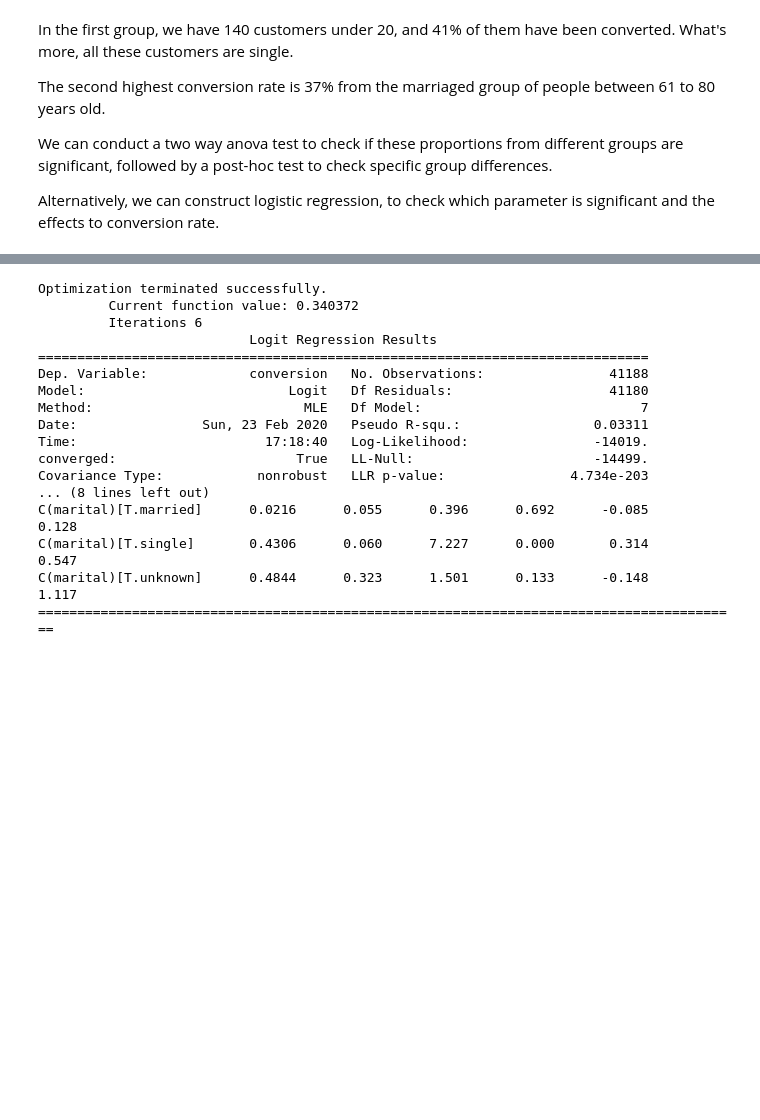
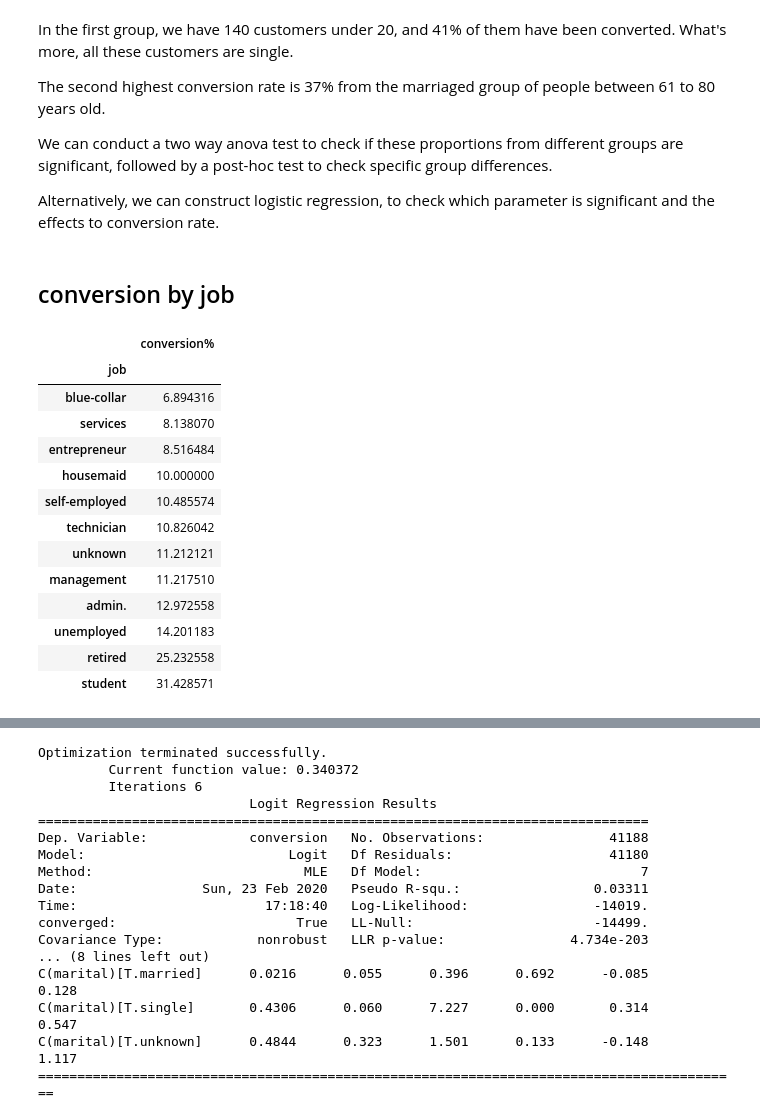
Before and after one commit to AilingLiu/Growth_Analysis, a Jupyter notebook: Conversion_Rate.ipynb, the cells around one changed output, grey strips where cells are left out. Cells and saved outputs as stored; diff of their text form; code cells hidden in the pictures; blank space fills up the shorter version.

```diff
--- a/Conversion_Rate.ipynb
+++ b/Conversion_Rate.ipynb
@@ -130,3 +136,24 @@ The second highest conversion rate is 37% from the marriaged group of people bet
 We can conduct a two way anova test to check if these proportions from different groups are significant, followed by a post-hoc test to check specific group differences.
 
 Alternatively, we can construct logistic regression, to check which parameter is significant and the effects to conversion rate.
+# %% [markdown]
+## conversion by job
+# %%
+conversion_rate_by_job = marketing.groupby(['job'])['conversion'].mean().to_frame('conversion%')
+conversion_rate_by_job = conversion_rate_by_job.sort_values(by = 'conversion%', ascending=True)*100
+conversion_rate_by_job
+# %% [output]
+|  | conversion% |
+| job |  |
+| blue-collar | 6.894316 |
+| services | 8.138070 |
+| entrepreneur | 8.516484 |
+| housemaid | 10.000000 |
+| self-employed | 10.485574 |
+| technician | 10.826042 |
+| unknown | 11.212121 |
+| management | 11.217510 |
+| admin. | 12.972558 |
+| unemployed | 14.201183 |
+| retired | 25.232558 |
+| student | 31.428571 |
```
Also changed, not shown: parts of 14 cells of this notebook.
